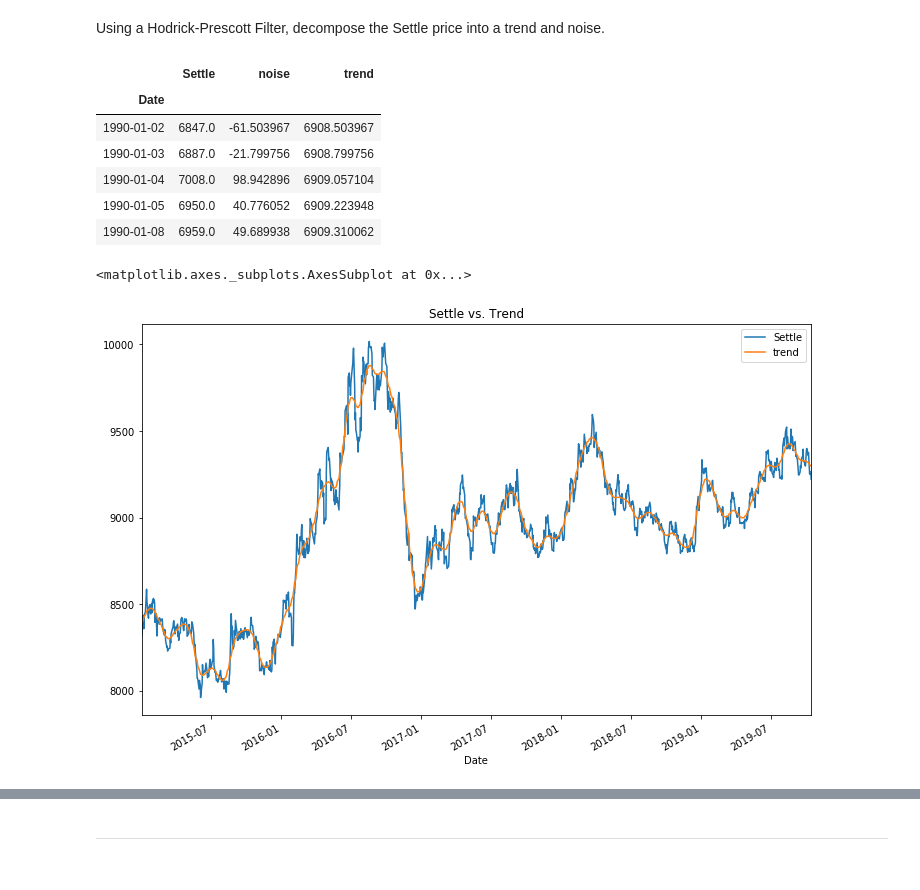
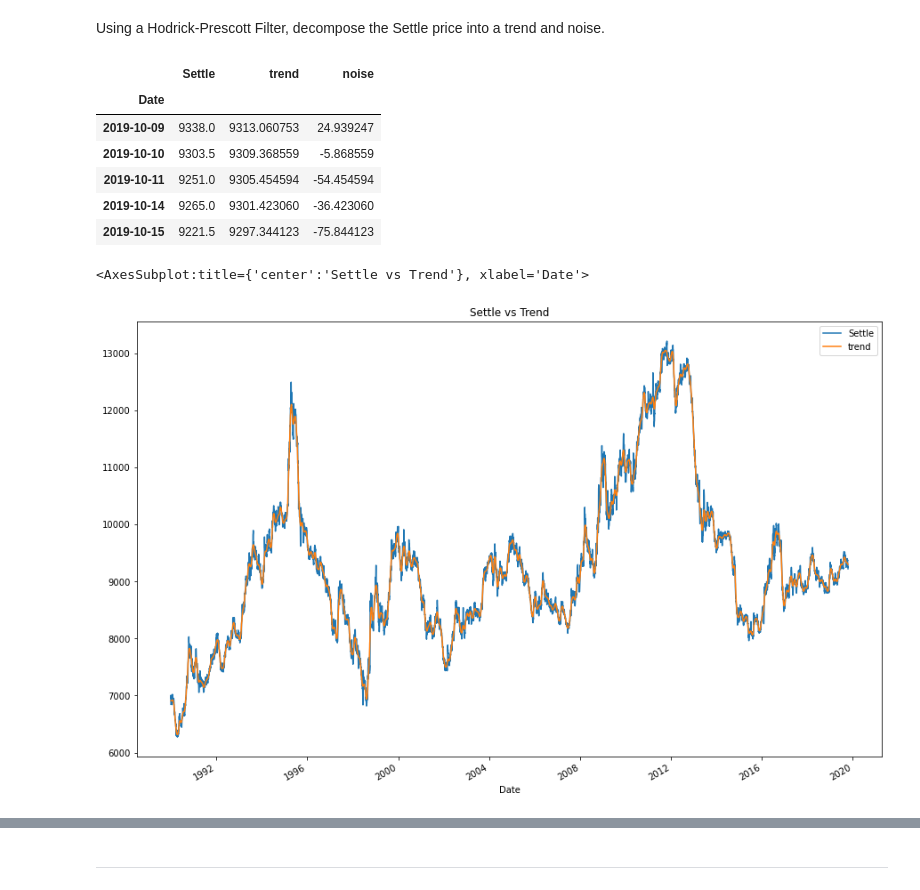
Before and after one commit to valadrien/Week10_valadrien-week10_TimeSeries_HW, a Jupyter notebook: Starter_Code/time_series_analysis.ipynb, the cells around one changed output, grey strips where cells are left out. Saved outputs shown, nothing was run; the diff lists cells and outputs as text; code cells hidden in the pictures.

```diff
--- a/Starter_Code/time_series_analysis.ipynb
+++ b/Starter_Code/time_series_analysis.ipynb
@@ -57,17 +61,20 @@ import statsmodels.api as sm
 # %%
 # Create a dataframe of just the settle price, and add columns for "noise" and "trend" series from above:
-# YOUR CODE HERE!
+df_yen_futures = yen_futures[['Settle']].copy()
+df_yen_futures['trend'] = ts_trend
+df_yen_futures['noise'] = ts_noise
+df_yen_futures.tail()
 # %% [output]
-|  | Settle | noise | trend |
+|  | Settle | trend | noise |
 | Date |  |  |  |
-| 1990-01-02 | 6847.0 | -61.503967 | 6908.503967 |
-| 1990-01-03 | 6887.0 | -21.799756 | 6908.799756 |
-| 1990-01-04 | 7008.0 | 98.942896 | 6909.057104 |
-| 1990-01-05 | 6950.0 | 40.776052 | 6909.223948 |
-| 1990-01-08 | 6959.0 | 49.689938 | 6909.310062 |
+| 2019-10-09 | 9338.0 | 9313.060753 | 24.939247 |
+| 2019-10-10 | 9303.5 | 9309.368559 | -5.868559 |
+| 2019-10-11 | 9251.0 | 9305.454594 | -54.454594 |
+| 2019-10-14 | 9265.0 | 9301.423060 | -36.423060 |
+| 2019-10-15 | 9221.5 | 9297.344123 | -75.844123 |
 # %%
 # Plot the Settle Price vs. the Trend for 2015 to the present
-# YOUR CODE HERE!
+df_yen_futures.plot(y=['Settle', 'trend'],figsize=[15,10],title='Settle vs Trend',legend=True)
 # %% [output]
-<matplotlib.axes._subplots.AxesSubplot at 0x...>
+<AxesSubplot:title={'center':'Settle vs Trend'}, xlabel='Date'>
-[figure, old version]
+[figure, new version]
```
Also changed, not shown: parts of 21 cells of this notebook, 1 other file.
